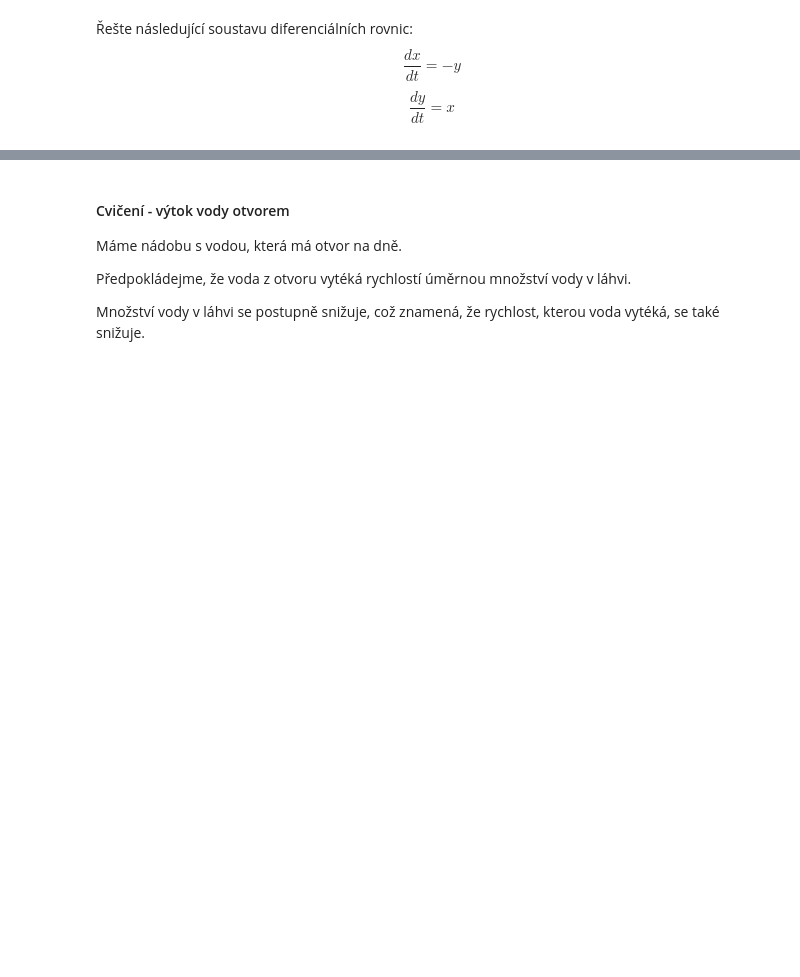
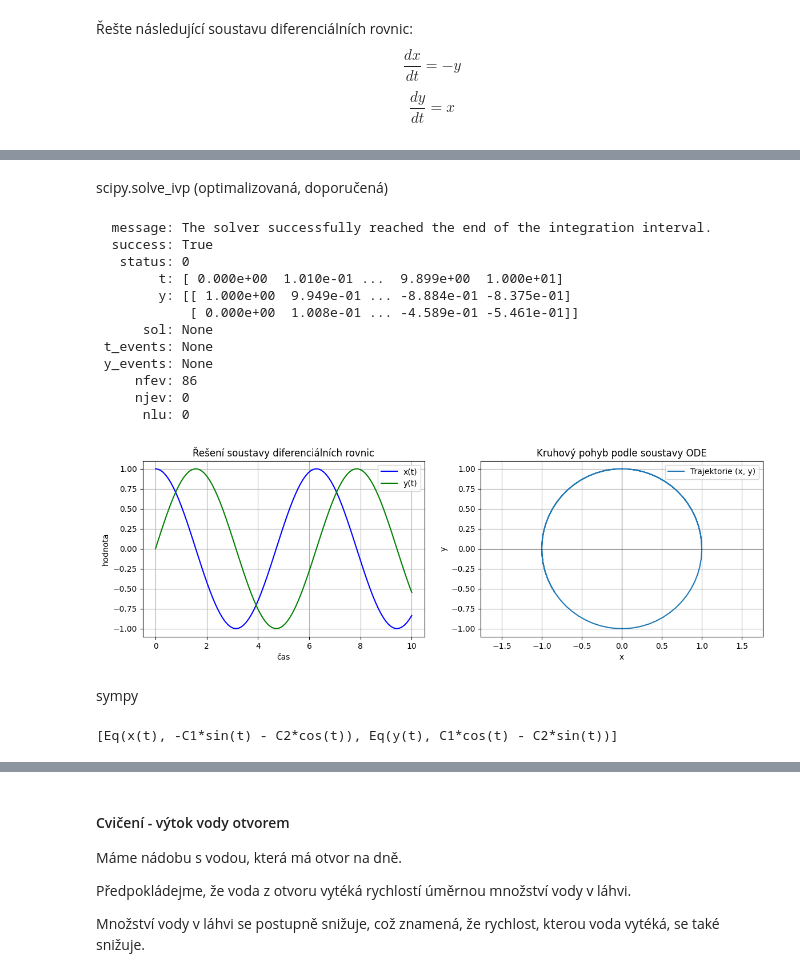
Before and after one commit to pkbcz/MSW2, a Jupyter notebook: 12 Diferencialni rovnice.ipynb, the cells around one changed output, grey strips where cells are left out. Saved outputs shown, nothing was run; the diff lists cells and outputs as text; code cells hidden in the pictures; blank space fills up the shorter version.

```diff
--- a/12 Diferencialni rovnice.ipynb
+++ b/12 Diferencialni rovnice.ipynb
@@ -51,17 +82 @@ plt.show()
 [figure]
-# %%
-# Řešení pomocí odeint
-from scipy.integrate import odeint
-
-# Definice rovnice (čemu je rovno dy/dt)
-def dydt(y, t):         # jiná definice - nutno přehodit t a y!
-    return -3 * y
-
-solution_odeint = odeint(dydt, y0, t)
-
-# Vykreslení
-plt.plot(t, solution_odeint, label='odeint', color='red')
-plt.xlabel('t')
-plt.ylabel('y(t)')
-plt.legend()
-plt.show()
@@ -70,11 +85,12 @@ plt.show()
 # %%
 from sympy import Function, dsolve, Derivative, Eq, symbols
-from sympy.abc import t
+t,y0 = symbols("t y0")                              # alternativně from sympy.abc import t
 
 y = Function('y')
 ode = Eq(Derivative(y(t), t), -3 * y(t))
 
 # Symbolické řešení
-solution_symbolic = dsolve(ode, ics={y(0): 1})
+solution_symbolic = dsolve(ode, ics={y(0): y0})     # PP y(0) = 1
 print(solution_symbolic)
+solution_expr = solution_symbolic.rhs.subs(y0, 1)   # pouze pravá strana (y(t))
 # %% [output]
@@ -82,8 +100,9 @@ Eq(y(t), exp(-3*t))
 # %%
 #from sympy import plot
+y0 = 1
 from sympy.plotting import plot
-#plot(solution_symbolic)                            # rychlé vykreslení
-p = plot(solution_symbolic, (t, 0, 5), show=False)  # Omezení na interval t od 0 do 5
+#plot(solution_expr)                            # rychlé vykreslení
+p = plot(solution_expr, (t, 0, 5), show=False)  # Omezení na interval t od 0 do 5, vykreslujeme pravou stranu (rhs)
 p.xlim = (0, 5)  # Nastavení meze pro osu x
 p.ylim = (0, 1)  # Nastavení meze pro osu y
 p.show()
@@ -327,0 +372,54 @@ plt.show()
+# %% [markdown]
+scipy.solve_ivp (optimalizovaná, doporučená)
+# %%
+from scipy.integrate import solve_ivp
+
+# Definice soustavy ODE
+def system(t, z):
+    x, y = z
+    dxdt = -y
+    dydt = x
+    return [dxdt, dydt]
+
+# Časový interval a počáteční podmínky
+t_span = (0, 10)  # Čas od 0 do 10
+t_eval = np.linspace(0, 10, 100)  # Husté vzorkování pro hladký graf
+initial_conditions = [1, 0]  # x(0) = 1, y(0) = 0
+
+# Numerické řešení ODE
+sol = solve_ivp(system, t_span, initial_conditions, t_eval=t_eval)
+print(sol)
+vykresli(t, sol.y)
+# %% [output]
+  message: The solver successfully reached the end of the integration interval.
+  success: True
+   status: 0
+        t: [ 0.000e+00  1.010e-01 ...  9.899e+00  1.000e+01]
+        y: [[ 1.000e+00  9.949e-01 ... -8.884e-01 -8.375e-01]
+            [ 0.000e+00  1.008e-01 ... -4.589e-01 -5.461e-01]]
+      sol: None
+ t_events: None
+ y_events: None
+     nfev: 86
+     njev: 0
+      nlu: 0
+[figure, added]
+# %% [markdown]
+sympy
+# %%
+from sympy import symbols, Function, Eq, dsolve
+
+# Definice proměnných
+t = symbols('t')
+x = Function('x')(t)
+y = Function('y')(t)
+
+# Definice soustavy diferenciálních rovnic
+eq1 = Eq(x.diff(t), -y)
+eq2 = Eq(y.diff(t), x)
+
+# Řešení soustavy
+solution = dsolve((eq1, eq2))
+print(solution)
+# %% [output]
+[Eq(x(t), -C1*sin(t) - C2*cos(t)), Eq(y(t), C1*cos(t) - C2*sin(t))]
```
Also changed, not shown: parts of 24 cells of this notebook, 4 other files.
